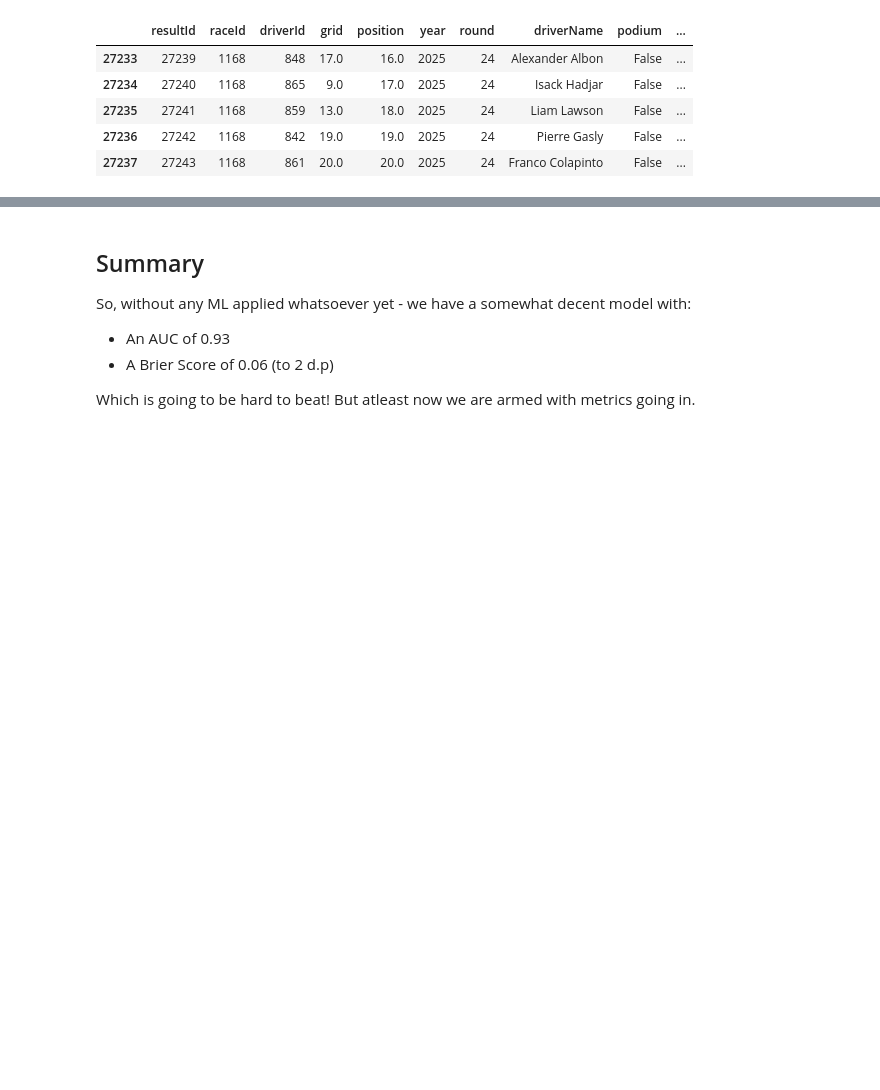
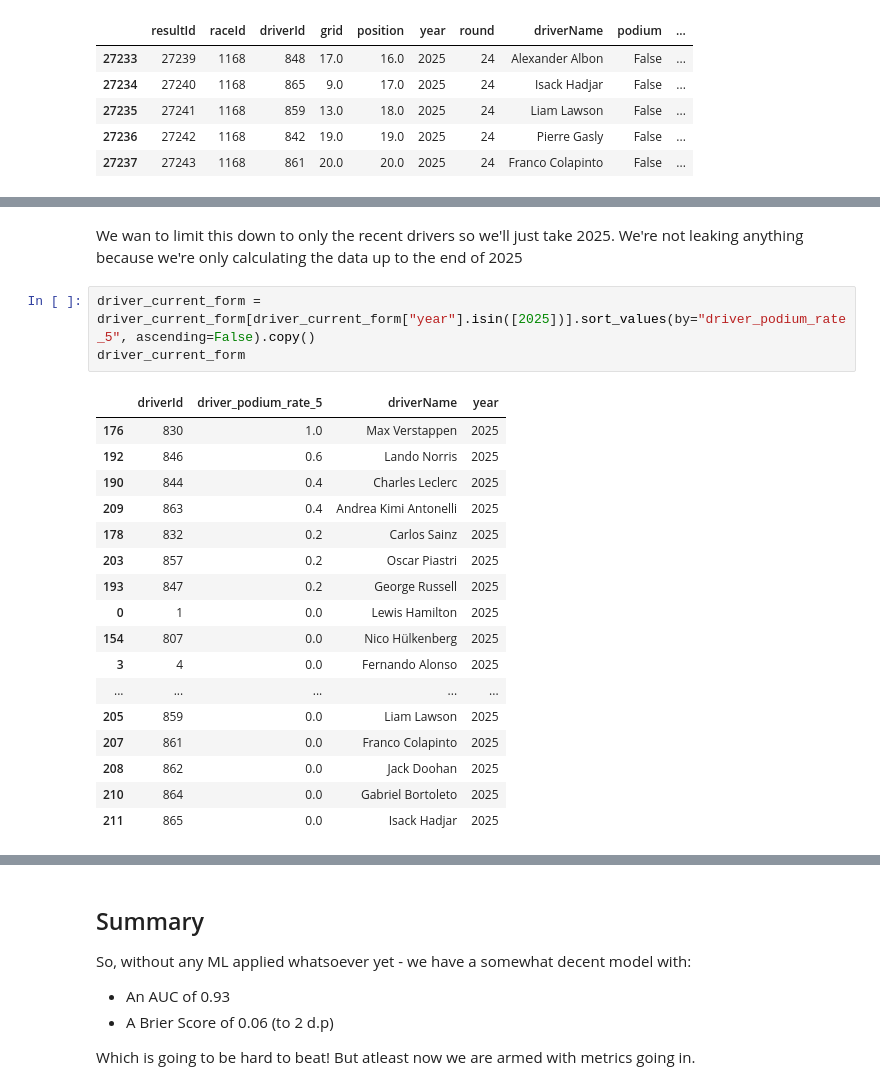
Before and after one commit to DaveAhearne/F1Prediction, a Jupyter notebook: notebooks/Heuristic_Baseline.ipynb, the cells around one changed output, grey strips where cells are left out. Drawn from its saved outputs; the diff is of its cells as text; blank space fills up the shorter version.

```diff
--- a/notebooks/Heuristic_Baseline.ipynb
+++ b/notebooks/Heuristic_Baseline.ipynb
@@ -415 +419,24 @@ driver_current_form
+# %% [markdown]
+We wan to limit this down to only the recent drivers so we'll just take 2025. We're not leaking anything because we're only calculating the data up to the end of 2025
+# %%
+driver_current_form = driver_current_form[driver_current_form["year"].isin([2025])].sort_values(by="driver_podium_rate_5", ascending=False).copy()
+driver_current_form
+# %% [output]
+|  | driverId | driver_podium_rate_5 | driverName | year |
+| 176 | 830 | 1.0 | Max Verstappen | 2025 |
+| 192 | 846 | 0.6 | Lando Norris | 2025 |
+| 190 | 844 | 0.4 | Charles Leclerc | 2025 |
+| 209 | 863 | 0.4 | Andrea Kimi Antonelli | 2025 |
+| 178 | 832 | 0.2 | Carlos Sainz | 2025 |
+| 203 | 857 | 0.2 | Oscar Piastri | 2025 |
+| 193 | 847 | 0.2 | George Russell | 2025 |
+| 0 | 1 | 0.0 | Lewis Hamilton | 2025 |
+| 154 | 807 | 0.0 | Nico Hülkenberg | 2025 |
+| 3 | 4 | 0.0 | Fernando Alonso | 2025 |
+| ... | ... | ... | ... | ... |
+| 205 | 859 | 0.0 | Liam Lawson | 2025 |
+| 207 | 861 | 0.0 | Franco Colapinto | 2025 |
+| 208 | 862 | 0.0 | Jack Doohan | 2025 |
+| 210 | 864 | 0.0 | Gabriel Bortoleto | 2025 |
+| 211 | 865 | 0.0 | Isack Hadjar | 2025 |
 # %%
```
Also changed, not shown: parts of 6 cells of this notebook.
